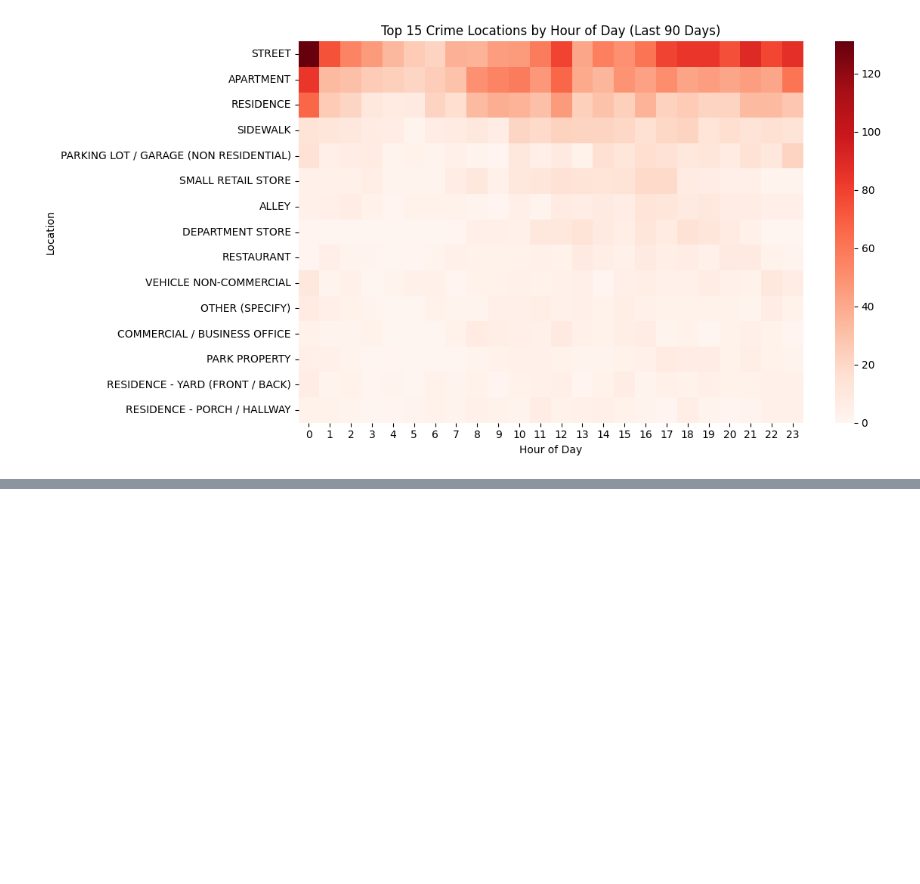
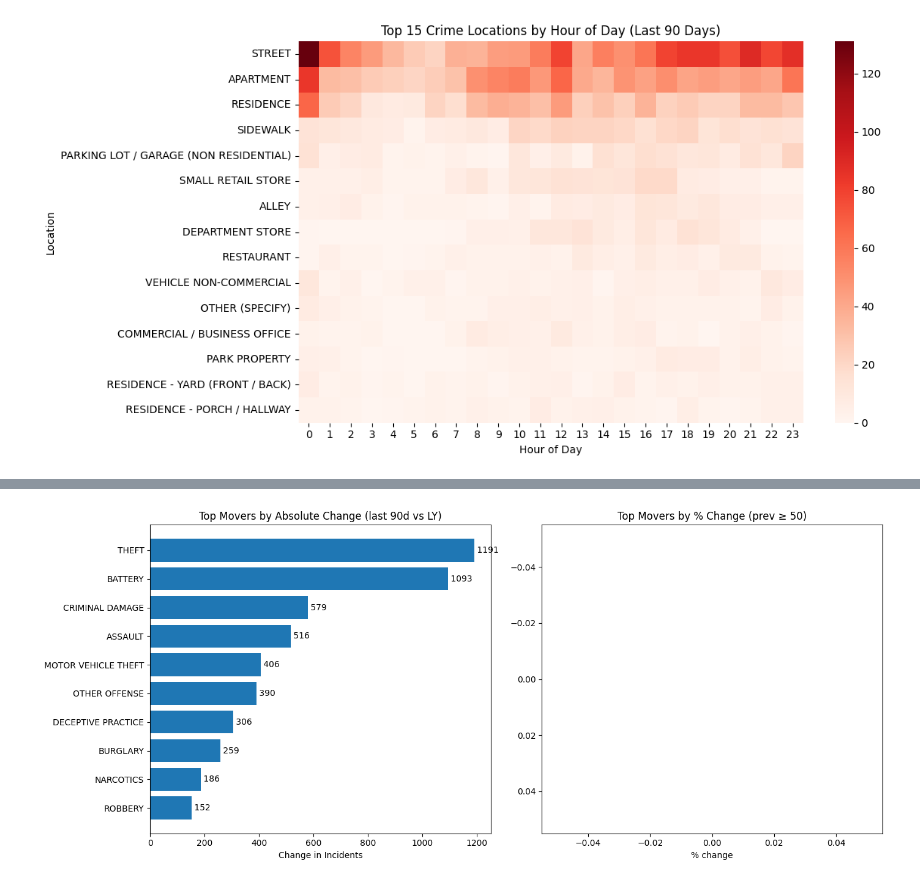
Before and after one commit to Jonah-Schwartz521/Chicago_Crime_Pipeline, a Jupyter notebook: notebooks/eda/eda.ipynb, the cells around one changed output, grey strips where cells are left out. Saved outputs shown, nothing was run; the diff lists cells and outputs as text; code cells hidden in the pictures; blank space fills up the shorter version.

```diff
--- a/notebooks/eda/eda.ipynb
+++ b/notebooks/eda/eda.ipynb
@@ -475,0 +535,44 @@ plt.show()
+# %%
+# Absolute change vs % change
+
+# Clean and sort
+dfc = df_change.copy()
+
+# Guard against NaNs and inf
+dfc['pct_change'] = pd.to_numeric(dfc['pct_change'], errors='coerce').replace([np.inf, -np.inf], np.nan)
+dfc['abs_change'] = pd.to_numeric(dfc['abs_change'], errors='coerce').fillna(0).astype(int)
+dfc['n_prev'] = pd.to_numeric(dfc['n_prev'], errors='coerce').fillna(0).astype(int)
+
+# Top 10 by absolute change
+top_abs = dfc.sort_values(by='abs_change', ascending=False).head(10)
+
+# Top 10 by percent change
+base_threshold = 50
+
+top_pct = (dfc[dfc["n_prev"] >= base_threshold]
+           .dropna(subset=["pct_change"])
+           .sort_values("pct_change", ascending=False)
+           .head(10))
+
+# Plot side by side
+fig, axes = plt.subplots(1, 2, figsize=(14,6))
+
+axes[0].barh(top_abs['primary_type'], top_abs['abs_change'])
+axes[0].invert_yaxis()
+axes[0].set_title('Top Movers by Absolute Change (last 90d vs LY)')
+axes[0].set_xlabel('Change in Incidents')
+for i, v in enumerate(top_abs['abs_change']):
+    axes[0].text(v, i, f' {v}', va='center')
+
+# Percent change (with baseline filter)
+axes[1].barh(top_pct["primary_type"], top_pct["pct_change"])
+axes[1].invert_yaxis()
+axes[1].set_title(f"Top Movers by % Change (prev ≥ {base_threshold})")
+axes[1].set_xlabel("% change")
+for i, v in enumerate(top_pct["pct_change"]):
+    axes[1].text(v, i, f"  {v:.0f}%", va="center")
+
+plt.tight_layout()
+plt.show()
+# %% [output]
+[figure, added]
```
Also changed, not shown: parts of 12 cells of this notebook.
